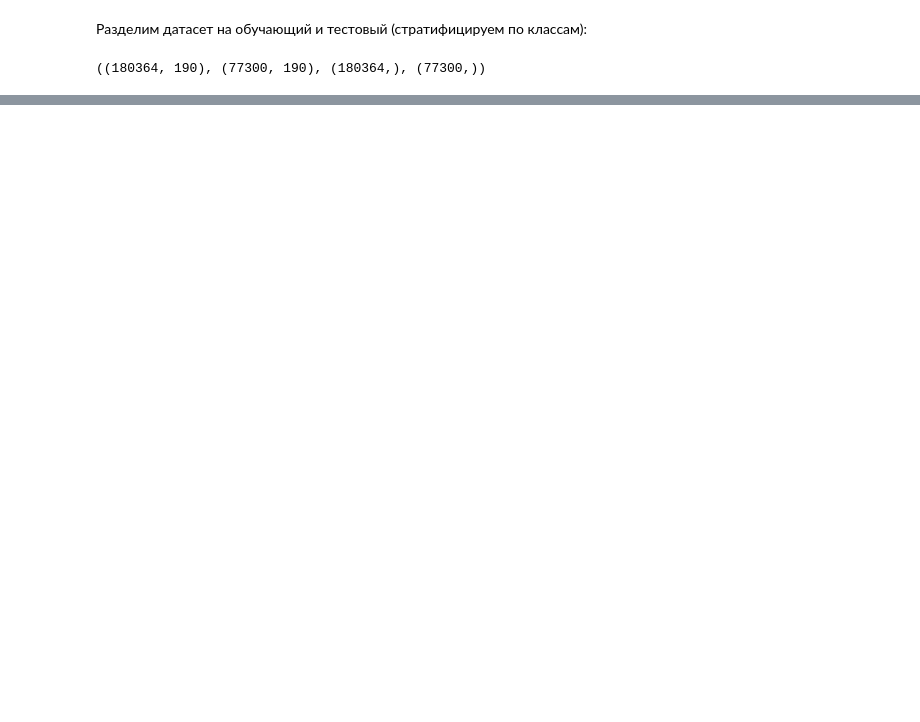
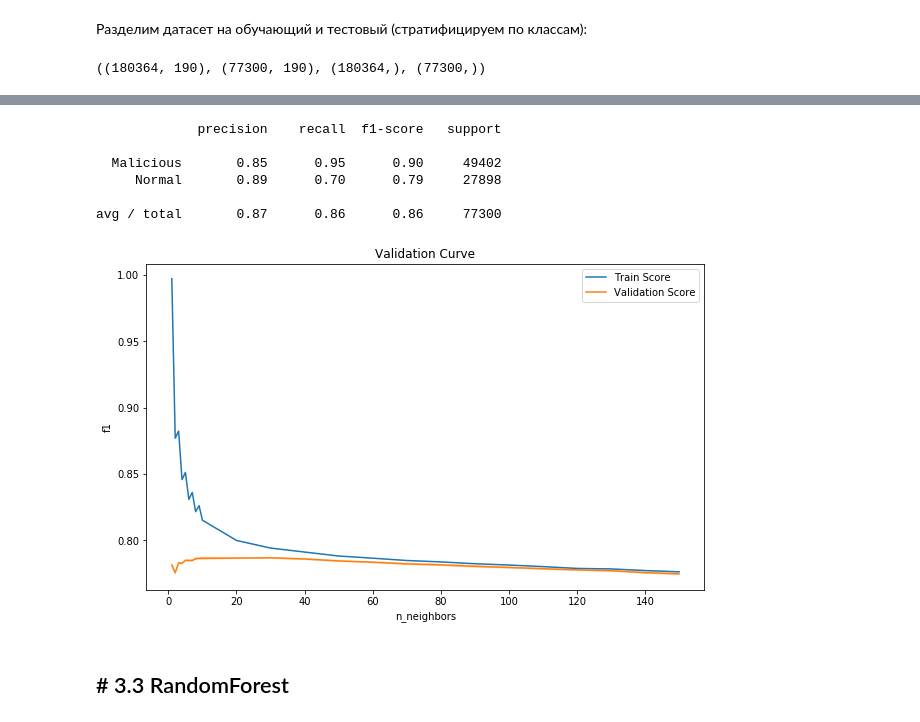
Before and after one commit to nevpo/nids, a Jupyter notebook: Network IDS Classifier.ipynb, the cells around one changed output, grey strips where cells are left out. Saved outputs shown, nothing was run; the diff lists cells and outputs as text; code cells hidden in the pictures; blank space fills up the shorter version.

```diff
--- a/Network IDS Classifier.ipynb
+++ b/Network IDS Classifier.ipynb
@@ -394,0 +386,5 @@ Index(['dur', 'spkts', 'dpkts', 'sbytes', 'dbytes', 'rate', 'sttl', 'dttl',
+# %%
+knn_set = KNeighborsClassifier(n_jobs=-1)
+parameters = {'n_neighbors': list(np.arange(1, 10)) + list(np.linspace(10, 150, 15, dtype=int))}
+grid = GridSearchCV(knn_set, param_grid=parameters, cv=StratifiedKFold(n_splits=5), scoring='f1', verbose=50, n_jobs=-1)
+grid.fit(df_train, dfy_train)
@@ -394,0 +418,15 @@ Index(['dur', 'spkts', 'dpkts', 'sbytes', 'dbytes', 'rate', 'sttl', 'dttl',
+# %%
+print(classification_report(dfy_test, grid.best_estimator_.predict(df_test), target_names = ['Malicious', 'Normal']))
+# %% [output]
+             precision    recall  f1-score   support
+
+  Malicious       0.85      0.95      0.90     49402
+     Normal       0.89      0.70      0.79     27898
+
+avg / total       0.87      0.86      0.86     77300
+# %%
+plot_cv_results(grid, param = 'param_n_neighbors')
+# %% [output]
+[figure, added]
+# %% [markdown]
+<h2> # 3.3 RandomForest
```
Also changed, not shown: parts of 23 cells of this notebook.
